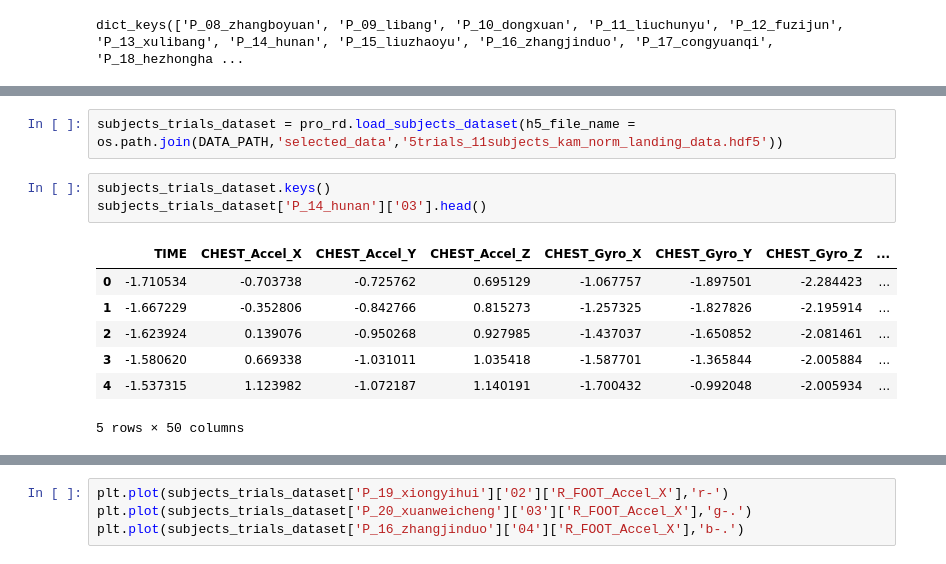
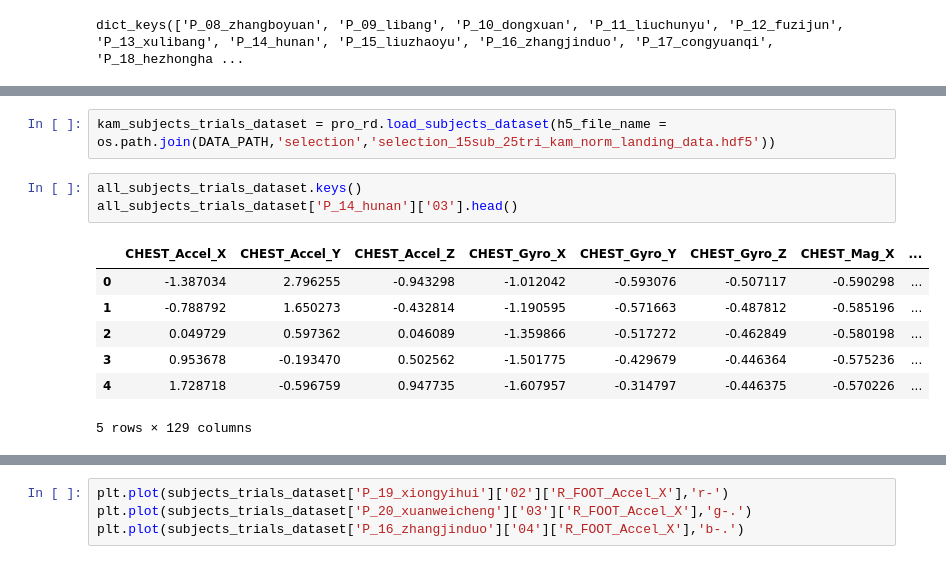
Before and after one commit to sunzhon/transfer_learning_for_droplanding, a Jupyter notebook: jupyter-lab/training_data_analysis.ipynb, the cells around one changed output, grey strips where cells are left out. Cells and saved outputs as stored; diff of their text form.

```diff
--- a/jupyter-lab/training_data_analysis.ipynb
+++ b/jupyter-lab/training_data_analysis.ipynb
@@ -47,13 +49,13 @@ dict_keys(['P_08_zhangboyuan', 'P_09_libang', 'P_10_dongxuan', 'P_11_liuchunyu',
 # %%
-subjects_trials_dataset = pro_rd.load_subjects_dataset(h5_file_name = os.path.join(DATA_PATH,'selected_data','5trials_11subjects_kam_norm_landing_data.hdf5'))
+kam_subjects_trials_dataset = pro_rd.load_subjects_dataset(h5_file_name = os.path.join(DATA_PATH,'selection','selection_15sub_25tri_kam_norm_landing_data.hdf5'))
 # %%
-subjects_trials_dataset.keys()
-subjects_trials_dataset['P_14_hunan']['03'].head()
+all_subjects_trials_dataset.keys()
+all_subjects_trials_dataset['P_14_hunan']['03'].head()
 # %% [output]
-|  | TIME | CHEST_Accel_X | CHEST_Accel_Y | CHEST_Accel_Z | CHEST_Gyro_X | CHEST_Gyro_Y | CHEST_Gyro_Z | ... |
-| 0 | -1.710534 | -0.703738 | -0.725762 | 0.695129 | -1.067757 | -1.897501 | -2.284423 | ... |
-| 1 | -1.667229 | -0.352806 | -0.842766 | 0.815273 | -1.257325 | -1.827826 | -2.195914 | ... |
-| 2 | -1.623924 | 0.139076 | -0.950268 | 0.927985 | -1.437037 | -1.650852 | -2.081461 | ... |
-| 3 | -1.580620 | 0.669338 | -1.031011 | 1.035418 | -1.587701 | -1.365844 | -2.005884 | ... |
-| 4 | -1.537315 | 1.123982 | -1.072187 | 1.140191 | -1.700432 | -0.992048 | -2.005934 | ... |
+|  | CHEST_Accel_X | CHEST_Accel_Y | CHEST_Accel_Z | CHEST_Gyro_X | CHEST_Gyro_Y | CHEST_Gyro_Z | CHEST_Mag_X | ... |
+| 0 | -1.387034 | 2.796255 | -0.943298 | -1.012042 | -0.593076 | -0.507117 | -0.590298 | ... |
+| 1 | -0.788792 | 1.650273 | -0.432814 | -1.190595 | -0.571663 | -0.487812 | -0.585196 | ... |
+| 2 | 0.049729 | 0.597362 | 0.046089 | -1.359866 | -0.517272 | -0.462849 | -0.580198 | ... |
+| 3 | 0.953678 | -0.193470 | 0.502562 | -1.501775 | -0.429679 | -0.446364 | -0.575236 | ... |
+| 4 | 1.728718 | -0.596759 | 0.947735 | -1.607957 | -0.314797 | -0.446375 | -0.570226 | ... |
-5 rows × 50 columns
+5 rows × 129 columns
```
Also changed, not shown: parts of 12 cells of this notebook, 16 other files.
